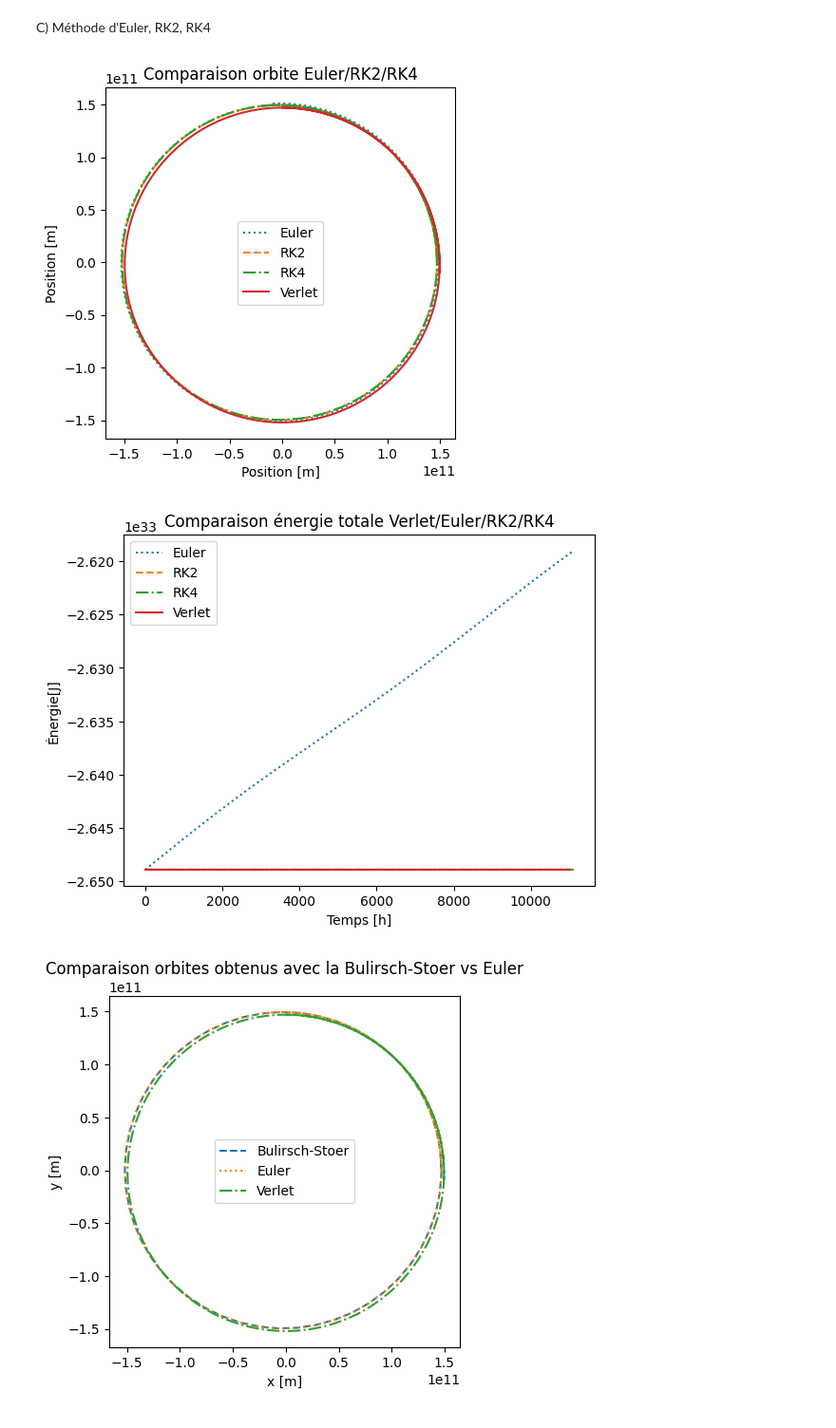
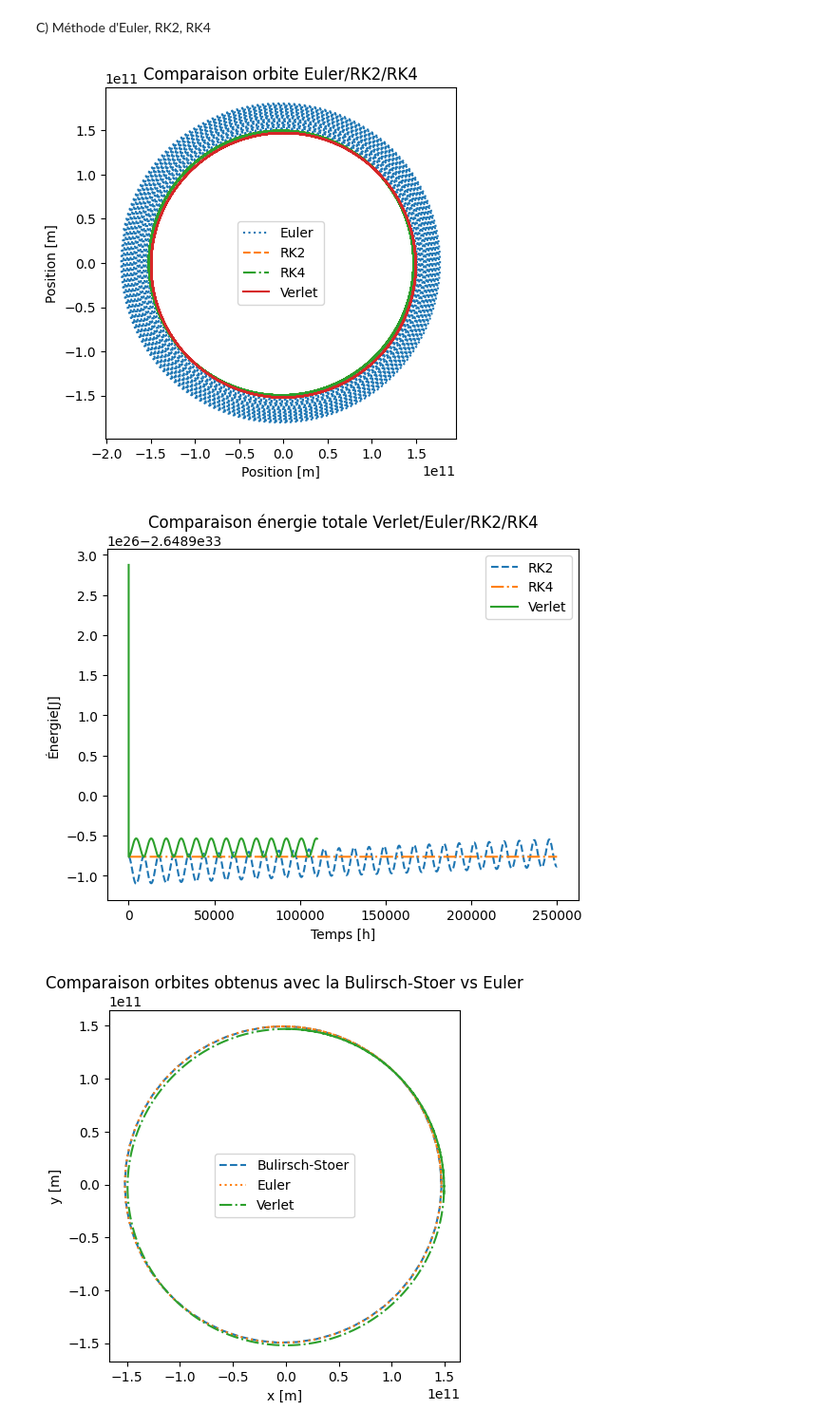
Before and after one commit to gamer39/Physique_numerique, a Jupyter notebook: Tp3/tp3.ipynb, the cells around one changed output. Shown at 95% size. Cells and saved outputs as stored; diff of their text form; code cells hidden in the pictures.

```diff
--- a/Tp3/tp3.ipynb
+++ b/Tp3/tp3.ipynb
@@ -47,7 +47,7 @@ def verlet(r, v_1, h, max):
 
     #Représentation de différents orbites (les conditions initiales varient)
 
-max = 11000 # nombres d'itérations maximales
+max = 110000 # nombres d'itérations maximales
 h = 3600
 r = np.array([r_0, 0])
 v_1 =  np.array([0,v_0]) + 0.5 * h * f(r)
@@ -211,39 +211,39 @@ def RK4(a, b, h, r_0, v_0):
 
     return(tpoints,x, y, vx, vy,  E_tot)
 
 
 E_k, U, E_totVerlet = verletenergie(r, v_1, 3600, max)
-tRK2, xRK2,yRK2, vxRK2, vyRK2, ERK2 = RK2(0, 40000000, 3600, r_0, v_0)
-tRK4, xRK4,yRK4, vxRK4, vyRK4, ERK4 = RK4(0, 40000000, 3600, r_0, v_0)
-tEuler, xEuler,yEuler, vxEuler,vyEuler, EEuler = Euler(0, 40000000, 3600, r_0, v_0)
+tRK2, xRK2,yRK2, vxRK2, vyRK2, ERK2 = RK2(0, 900000000, 3600, r_0, v_0)
+tRK4, xRK4,yRK4, vxRK4, vyRK4, ERK4 = RK4(0, 900000000, 3600, r_0, v_0)
+tEuler, xEuler,yEuler, vxEuler,vyEuler, EEuler = Euler(0, 900000000, 3600, r_0, v_0)
 temps = [x/3600 for x in tRK4]
 
 plt.figure()
 plt.title("Comparaison orbite Euler/RK2/RK4")
 plt.ylabel("Position [m]")
 plt.xlabel("Position [m]")
 plt.plot(xEuler,yEuler, label = "Euler", linestyle = "dotted")
 plt.plot(xRK2,yRK2, label = "RK2", linestyle = "dashed")
 plt.plot(xRK4,yRK4, label = "RK4", linestyle = "dashdot")
 plt.plot(xverlet, yverlet, label="Verlet")
 plt.gca().set_aspect("equal")
 plt.legend()
 plt.show()
 
 
 plt.figure()
 plt.title("Comparaison énergie totale Verlet/Euler/RK2/RK4")
 plt.ylabel("Énergie[J]")
 plt.xlabel("Temps [h]")
-plt.plot(temps,EEuler, label = "Euler", linestyle = "dotted")
+#plt.plot(temps,EEuler, label = "Euler", linestyle = "dotted")
 plt.plot(temps,ERK2, label = "RK2", linestyle = "dashed")
 plt.plot(temps,ERK4, label = "RK4", linestyle = "dashdot")
 plt.plot(range(max),E_totVerlet, label = "Verlet")
 plt.legend()
 plt.show()
 # %% [output]
-[figure, old version]
+[figure, new version]
-[figure, old version]
+[figure, new version]
 # %%
 #d) Bulirsch-Stoer
 def f(x, y):
```
Also changed, not shown: parts of 1 cell of this notebook.
